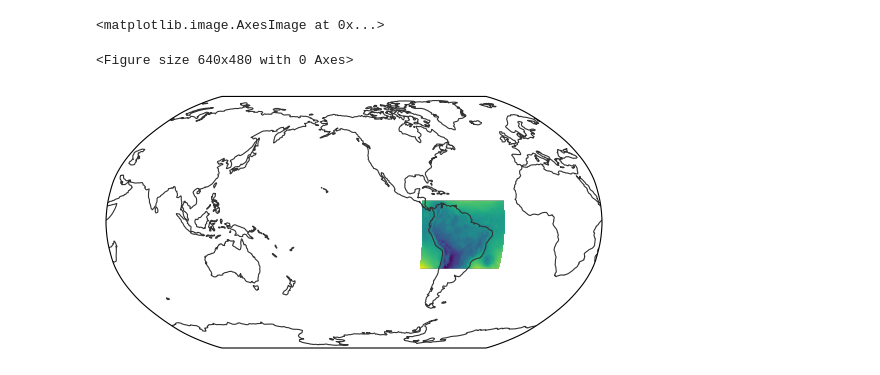
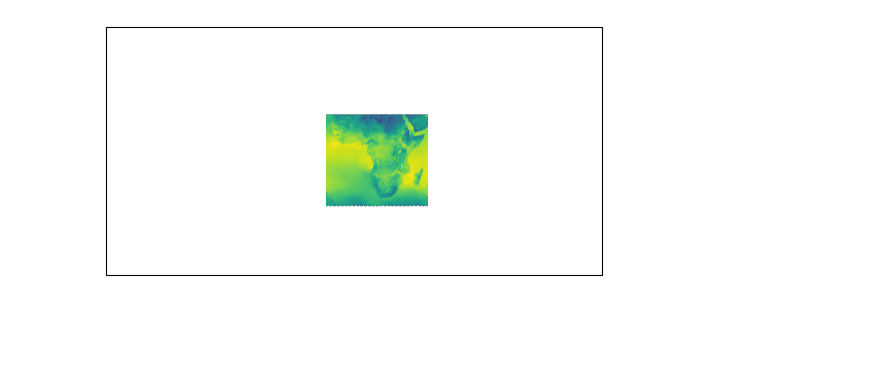
Before and after one commit to feng045/wcrp_hackathon, a Jupyter notebook: notebooks/jasmin_dev/regional_healpix_tests.ipynb, the cells around one changed output. Saved outputs shown, nothing was run; the diff lists cells and outputs as text; code cells hidden in the pictures; blank space fills up the shorter version.

```diff
--- a/notebooks/jasmin_dev/regional_healpix_tests.ipynb
+++ b/notebooks/jasmin_dev/regional_healpix_tests.ipynb
@@ -2,5 +9,6 @@
 import xarray as xr
 
 import easygems.healpix as egh
-# %%
-ds = xr.open_zarr('https://hackathon-o.s3-ext.jc.rl.ac.uk/sim-data/SAmer_km4p4_RAL3P3.n1280_GAL9_nest/dev/data.2d.v1.z10.zarr')
+# %%
+regional = [k for k in processing_config if 'km4p4' in k]
+print(regional)
@@ -6,0 +17,13 @@ ds = xr.open_zarr('https://hackathon-o.s3-ext.jc.rl.ac.uk/sim-data/SAmer_km4p4_R
+# %%
+dss = {}
+for reg in sorted(regional):
+    try:
+        url = f'https://hackathon-o.s3-ext.jc.rl.ac.uk/sim-data/dev/{reg}/data.healpix.2d.v1.z10.zarr'
+        ds = xr.open_zarr(url)
+        dss[reg] = ds
+        print(f'loaded {reg}')
+    except Exception as e:
+        print(f'Could not load {reg}')
+        print(e)
+# ds = xr.open_zarr('https://hackathon-o.s3-ext.jc.rl.ac.uk/sim-data/Africa_km4p4_RAL3P3.n1280_GAL9_nest/dev/data.healpix.2d.v1.z10.zarr')
+# ds = xr.open_zarr('https://hackathon-o.s3-ext.jc.rl.ac.uk/sim-data/10km_GAL9_nest/dev/data.healpix.2d.v1.z10.zarr')
@@ -24,0 +92,11 @@ ds = ds.assign_coords(crs=crs)
+# %%
+projection = ccrs.Robinson(central_longitude=0)
+projection = ccrs.PlateCarree()
+
+fig, ax = plt.subplots(figsize=(15, 4), subplot_kw={'projection': projection}, layout='constrained')
+ds_ones = xr.Dataset({'ones': (['cell'], np.ones_like(ds.isel(time=0).tas))}, coords={'cell': ds.cell}).assign_coords(crs=ds.crs)
+ax.set_title(name)
+ax.set_global()
+egh.healpix_show(ds_ones.ones, ax=ax)
+egh.healpix_show(ds.isel(time=0).tas, ax=ax, vmin=250, vmax=330)
+ax.coastlines()
@@ -25,9 +106,9 @@ ds = ds.assign_coords(crs=crs)
 # %%
-egh.healpix_show(ds.isel(time=24).psl)
+fig, ax = plt.subplots(subplot_kw={'projection': projection})
+ax.set_global()
+egh.healpix_show(dss['Africa_km4p4_RAL3P3.n1280_GAL9_nest'].isel(time=0).tas, ax=ax);
 # %% [output]
-<matplotlib.image.AxesImage at 0x...>
-<Figure size 640x480 with 0 Axes>
-[figure, old version]
+[figure, new version]
 # %%
 import sys
 sys.path.insert(0, '/home/users/mmuetz/deploy/wcrp_hackathon/scripts/convert_latlon_pp_to_hp_nc')
```
Also changed, not shown: parts of 17 cells of this notebook, 6 other files.
